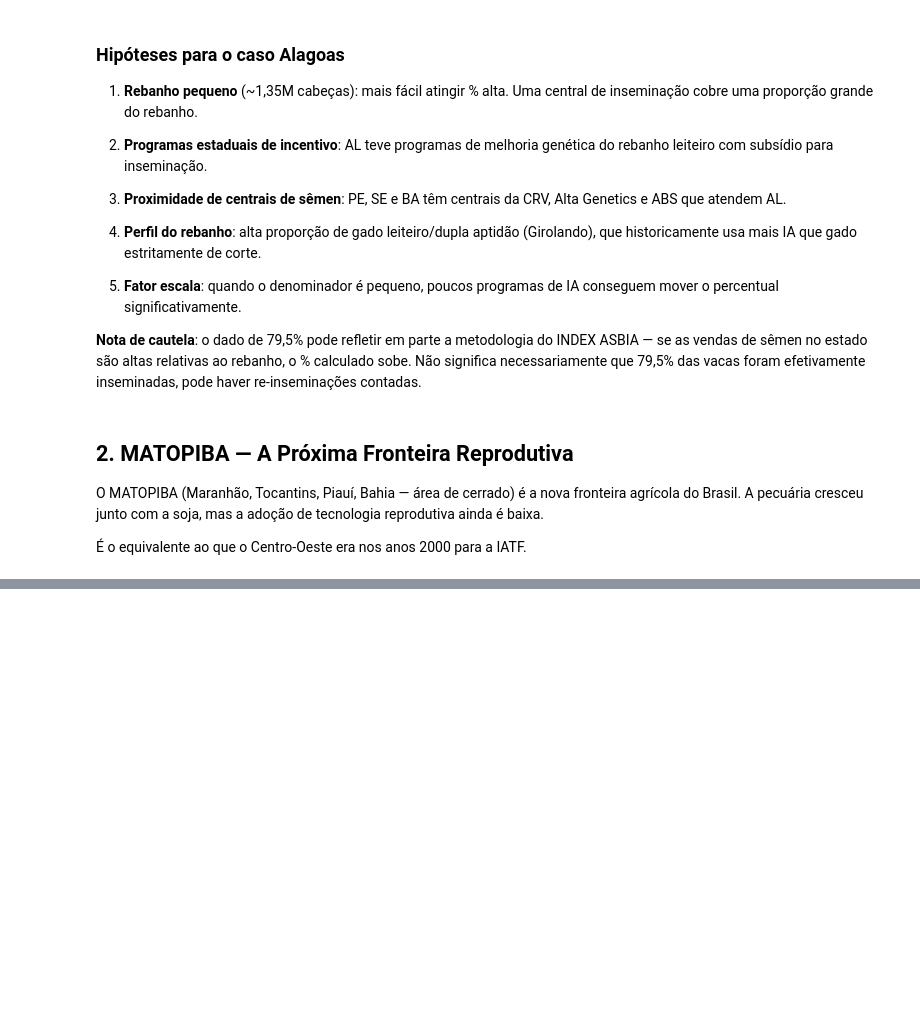
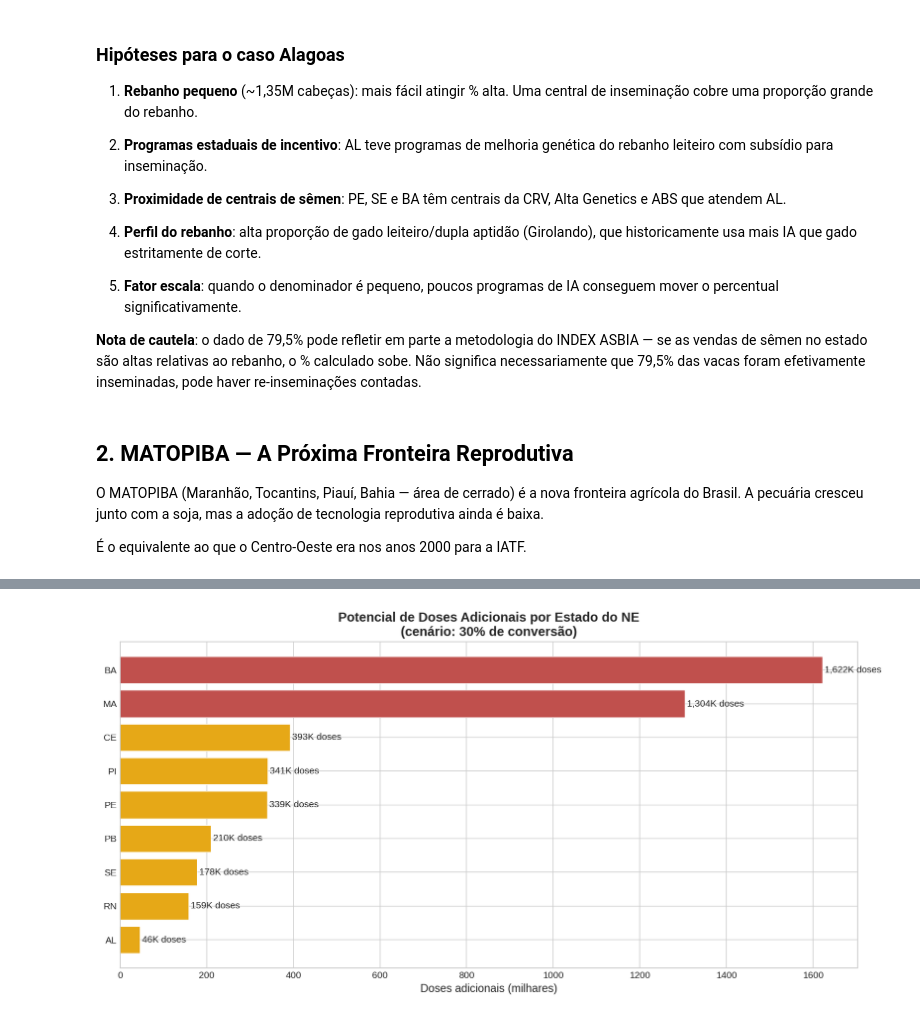
Before and after one commit to mateusmmrs/mapa-ia-brasil, a Jupyter notebook: notebooks/03_nordeste_e_conclusoes.ipynb, the cells around one changed output, grey strips where cells are left out. Saved outputs shown, nothing was run; the diff lists cells and outputs as text; code cells hidden in the pictures; blank space fills up the shorter version.

Commit message:
cálculo potencial econômico NE

```diff
--- a/notebooks/03_nordeste_e_conclusoes.ipynb
+++ b/notebooks/03_nordeste_e_conclusoes.ipynb
@@ -118,0 +319,22 @@ adoção de tecnologia reprodutiva ainda é baixa.
+# %%
+# Visualização do potencial por estado do NE
+fig, ax = plt.subplots(figsize=(12, 6))
+
+df_ne_sorted = df_ne.sort_values('potencial_doses', ascending=True)
+colors = [VERMELHO if uf in ['BA', 'MA'] else AMARELO for uf in df_ne_sorted['sigla_uf']]
+
+bars = ax.barh(df_ne_sorted['sigla_uf'], df_ne_sorted['potencial_doses']/1e3, color=colors,
+               edgecolor='white', linewidth=0.5)
+
+for bar, val in zip(bars, df_ne_sorted['potencial_doses']/1e3):
+    ax.text(bar.get_width() + 5, bar.get_y() + bar.get_height()/2,
+            f'{val:,.0f}K doses', va='center', fontsize=10)
+
+ax.set_title('Potencial de Doses Adicionais por Estado do NE\n(cenário: 30% de conversão)',
+             fontsize=14, fontweight='bold')
+ax.set_xlabel('Doses adicionais (milhares)', fontsize=12)
+
+plt.tight_layout()
+plt.show()
+# %% [output]
+[figure, added]
```
Also changed, not shown: parts of 7 cells of this notebook.
